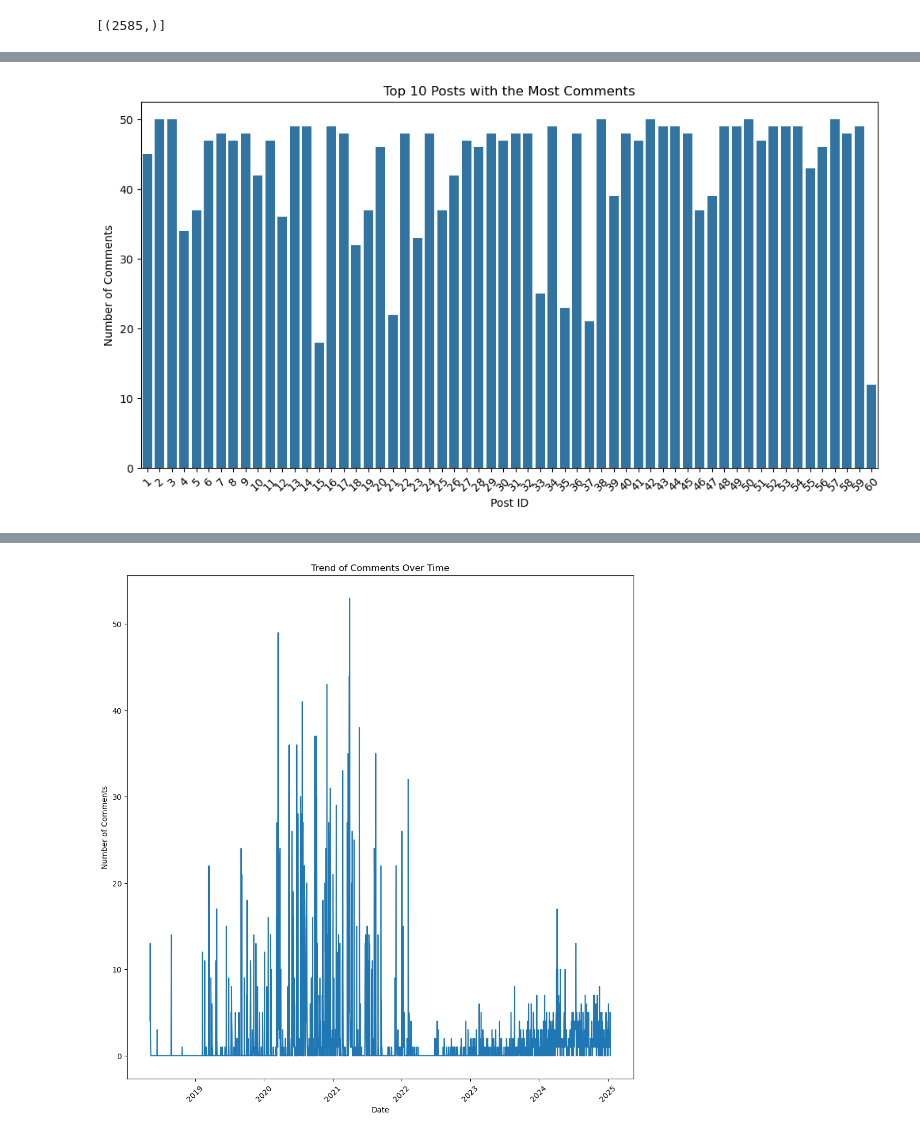
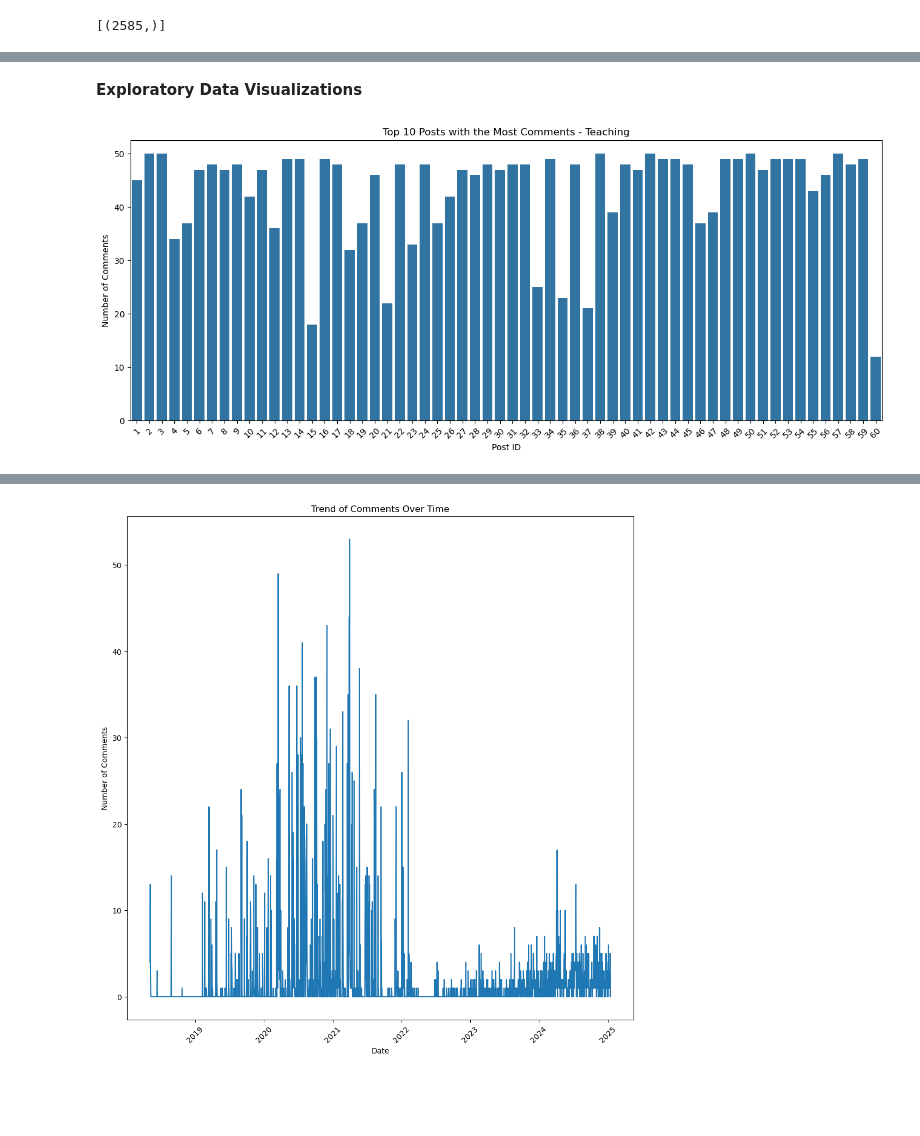
Before and after one commit to macs30122-winter25/final-project-raam, a Jupyter notebook: data_processing/test_data_processing.ipynb, the cells around one changed output, grey strips where cells are left out. Cells and saved outputs as stored; diff of their text form; code cells hidden in the pictures; blank space fills up the shorter version.

Commit message:
retry data zipped

```diff
--- a/data_processing/test_data_processing.ipynb
+++ b/data_processing/test_data_processing.ipynb
@@ -56,5 +110,7 @@ cursor.execute(b).fetchall() # 198 -- 316 -- 158
 # %%
 conn.close()
+# %% [markdown]
+**Exploratory Data Visualizations**
 # %%
 
 import pandas as pd
@@ -63,5 +119,5 @@ import matplotlib.pyplot as plt   # matplolib pyplot module as "plt"
 import seaborn as sns             # seaborn as "sns"
 import sqlite3
 # %%
-conn = sqlite3.connect('raam_database.db')
+conn = sqlite3.connect('../raam_database.db')
 cur = conn.cursor()
@@ -75,13 +124,20 @@ df = pd.read_sql_query(a, conn)
 # %%
+a = """SELECT post_id,
+count(comment_id) as num_comments
+FROM teaching_comments
+group by post_id"""
+cur.execute(a).fetchall()
+df = pd.read_sql_query(a, conn)
+
 # Sort and select the top 10 most commented posts
 top_posts = df.sort_values(by='num_comments', ascending=False).head(100)
 
-plt.figure(figsize=(12, 6))
+plt.figure(figsize=(16, 6))
 sns.barplot(x=top_posts['post_id'], y=top_posts['num_comments'])
 plt.xlabel('Post ID')
 plt.ylabel('Number of Comments')
-plt.title('Top 10 Posts with the Most Comments')
+plt.title('Top 10 Posts with the Most Comments - Teaching')
 plt.xticks(rotation=45)
 plt.show()
 # %% [output]
-[figure, old version]
+[figure, new version]
```
Also changed, not shown: parts of 10 cells of this notebook, 12 other files.
